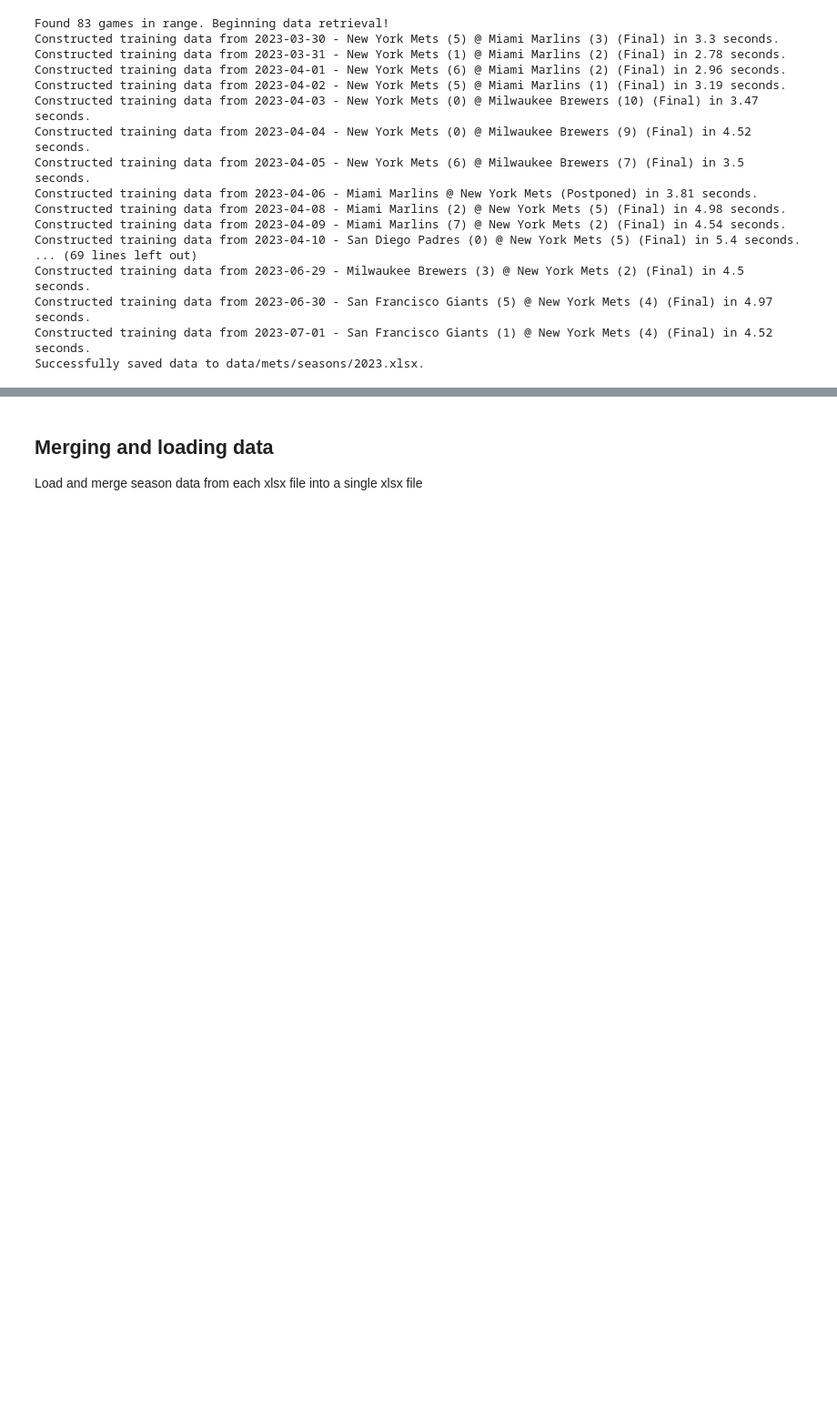
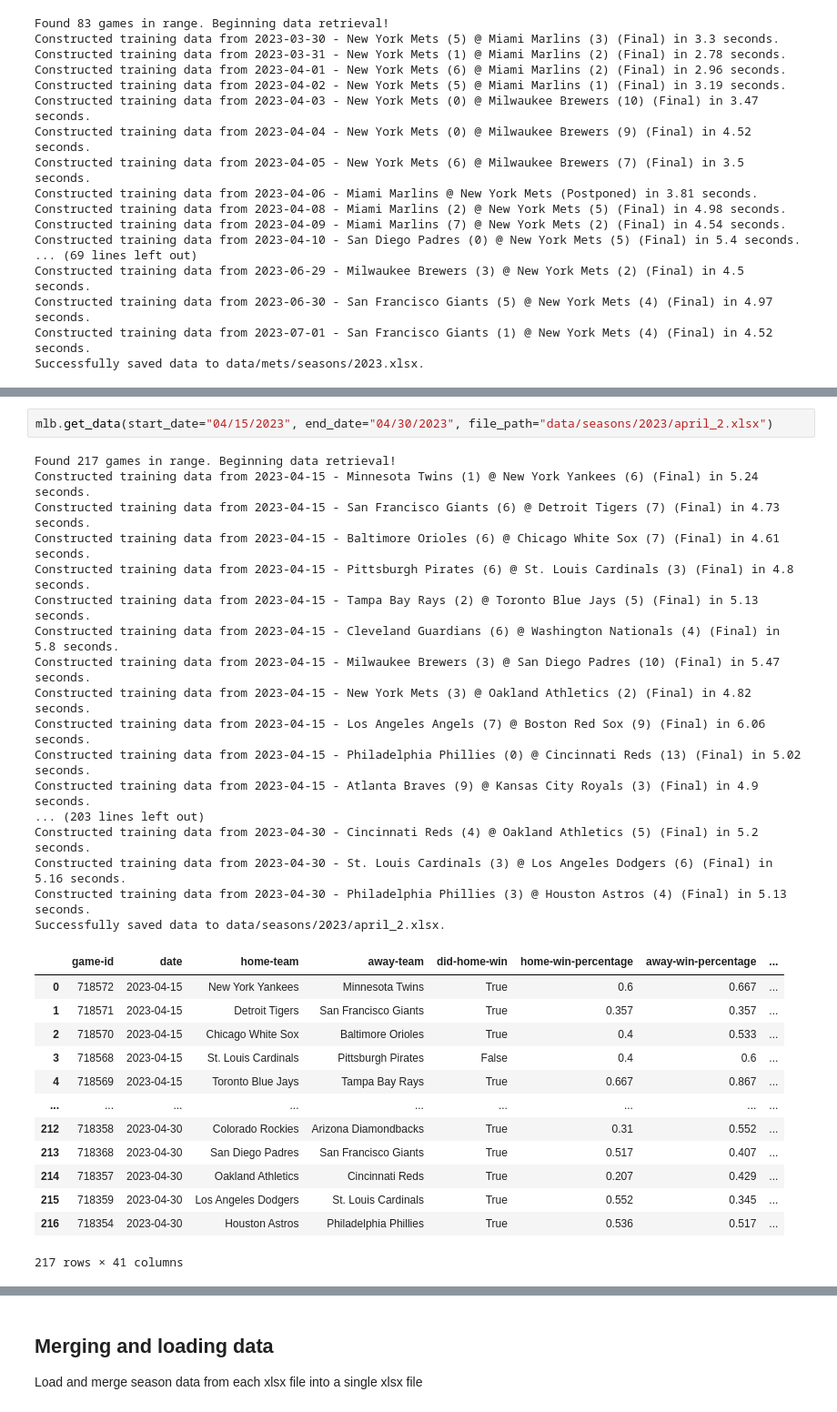
Before and after one commit to StevenDeFalco/predictMLB, a Jupyter notebook: mlb-predict.ipynb, the cells around one changed output, grey strips where cells are left out. Shown: that part at 91% size. Cells and saved outputs as stored; diff of their text form; blank space fills up the shorter version.

```diff
--- a/mlb-predict.ipynb
+++ b/mlb-predict.ipynb
@@ -163,0 +205,33 @@ Successfully saved data to data/mets/seasons/2023.xlsx.
+# %%
+mlb.get_data(start_date="04/15/2023", end_date="04/30/2023", file_path="data/seasons/2023/april_2.xlsx")
+# %% [output]
+Found 217 games in range. Beginning data retrieval!
+Constructed training data from 2023-04-15 - Minnesota Twins (1) @ New York Yankees (6) (Final) in 5.24 seconds.
+Constructed training data from 2023-04-15 - San Francisco Giants (6) @ Detroit Tigers (7) (Final) in 4.73 seconds.
+Constructed training data from 2023-04-15 - Baltimore Orioles (6) @ Chicago White Sox (7) (Final) in 4.61 seconds.
+Constructed training data from 2023-04-15 - Pittsburgh Pirates (6) @ St. Louis Cardinals (3) (Final) in 4.8 seconds.
+Constructed training data from 2023-04-15 - Tampa Bay Rays (2) @ Toronto Blue Jays (5) (Final) in 5.13 seconds.
+Constructed training data from 2023-04-15 - Cleveland Guardians (6) @ Washington Nationals (4) (Final) in 5.8 seconds.
+Constructed training data from 2023-04-15 - Milwaukee Brewers (3) @ San Diego Padres (10) (Final) in 5.47 seconds.
+Constructed training data from 2023-04-15 - New York Mets (3) @ Oakland Athletics (2) (Final) in 4.82 seconds.
+Constructed training data from 2023-04-15 - Los Angeles Angels (7) @ Boston Red Sox (9) (Final) in 6.06 seconds.
+Constructed training data from 2023-04-15 - Philadelphia Phillies (0) @ Cincinnati Reds (13) (Final) in 5.02 seconds.
+Constructed training data from 2023-04-15 - Atlanta Braves (9) @ Kansas City Royals (3) (Final) in 4.9 seconds.
+... (203 lines left out)
+Constructed training data from 2023-04-30 - Cincinnati Reds (4) @ Oakland Athletics (5) (Final) in 5.2 seconds.
+Constructed training data from 2023-04-30 - St. Louis Cardinals (3) @ Los Angeles Dodgers (6) (Final) in 5.16 seconds.
+Constructed training data from 2023-04-30 - Philadelphia Phillies (3) @ Houston Astros (4) (Final) in 5.13 seconds.
+Successfully saved data to data/seasons/2023/april_2.xlsx.
+|  | game-id | date | home-team | away-team | did-home-win | home-win-percentage | away-win-percentage | ... |
+| 0 | 718572 | 2023-04-15 | New York Yankees | Minnesota Twins | True | 0.6 | 0.667 | ... |
+| 1 | 718571 | 2023-04-15 | Detroit Tigers | San Francisco Giants | True | 0.357 | 0.357 | ... |
+| 2 | 718570 | 2023-04-15 | Chicago White Sox | Baltimore Orioles | True | 0.4 | 0.533 | ... |
+| 3 | 718568 | 2023-04-15 | St. Louis Cardinals | Pittsburgh Pirates | False | 0.4 | 0.6 | ... |
+| 4 | 718569 | 2023-04-15 | Toronto Blue Jays | Tampa Bay Rays | True | 0.667 | 0.867 | ... |
+| ... | ... | ... | ... | ... | ... | ... | ... | ... |
+| 212 | 718358 | 2023-04-30 | Colorado Rockies | Arizona Diamondbacks | True | 0.31 | 0.552 | ... |
+| 213 | 718368 | 2023-04-30 | San Diego Padres | San Francisco Giants | True | 0.517 | 0.407 | ... |
+| 214 | 718357 | 2023-04-30 | Oakland Athletics | Cincinnati Reds | True | 0.207 | 0.429 | ... |
+| 215 | 718359 | 2023-04-30 | Los Angeles Dodgers | St. Louis Cardinals | True | 0.552 | 0.345 | ... |
+| 216 | 718354 | 2023-04-30 | Houston Astros | Philadelphia Phillies | True | 0.536 | 0.517 | ... |
+217 rows × 41 columns
```
Also changed, not shown: parts of 53 cells of this notebook.
